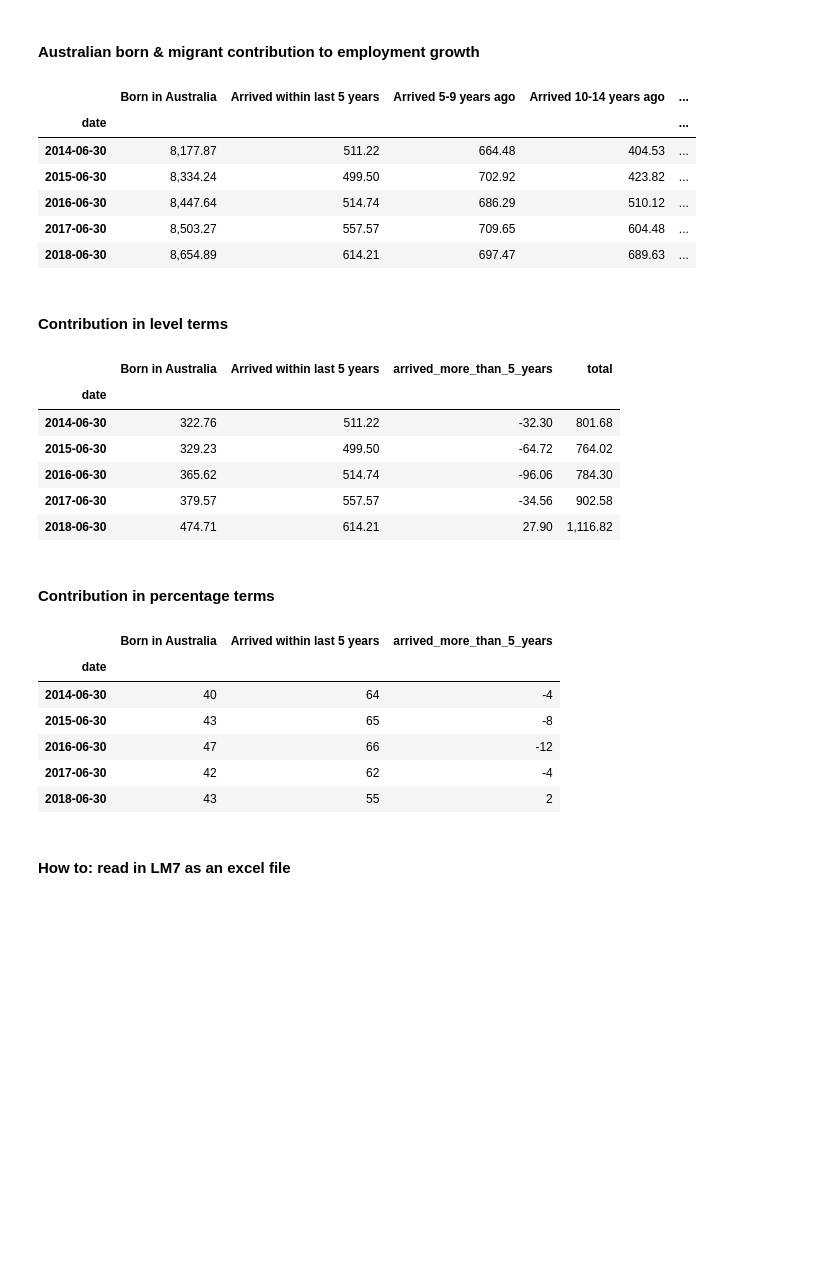
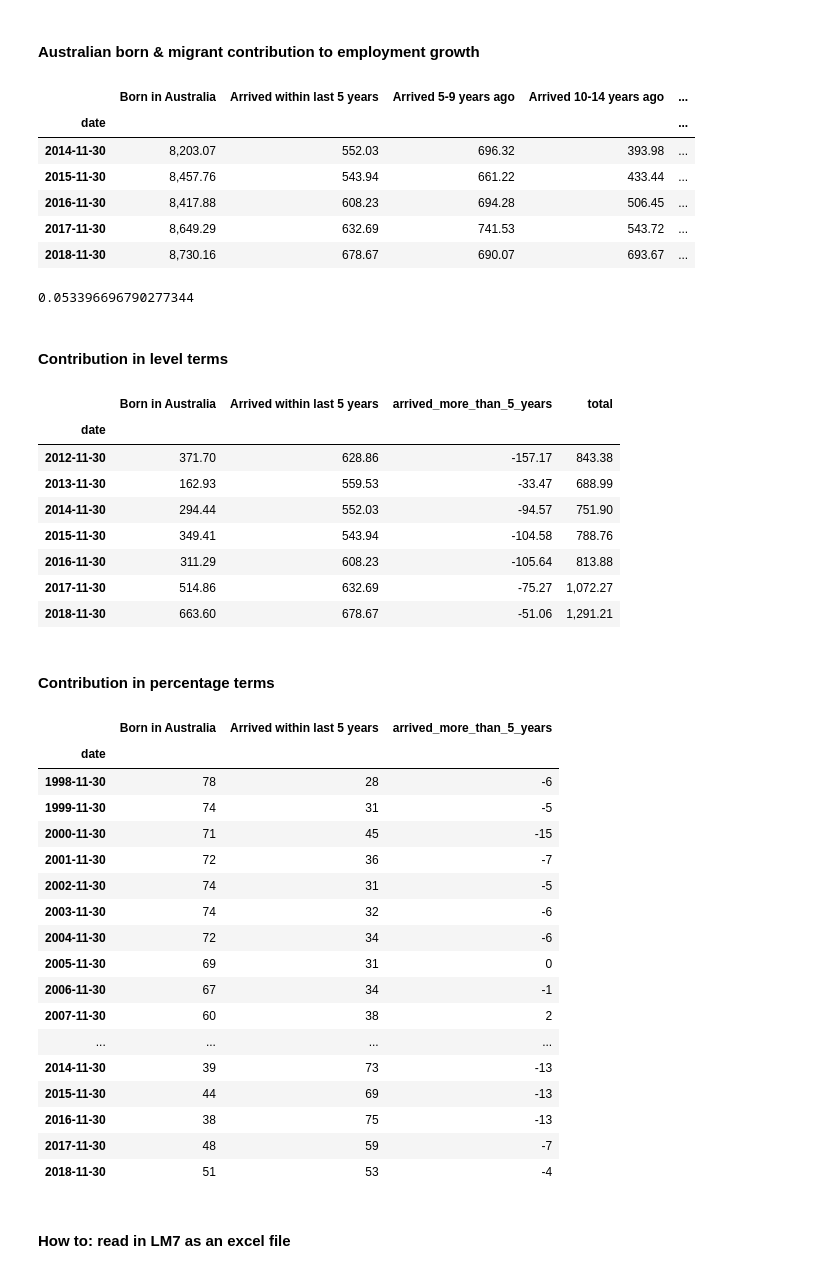
Before and after one commit to ChristopherShort/migrant-LF-contribution, a Jupyter notebook: Migrant_contribution_to_employment.ipynb, the cells around one changed output. Saved outputs shown, nothing was run; the diff lists cells and outputs as text; code cells hidden in the pictures; blank space fills up the shorter version.

```diff
--- a/Migrant_contribution_to_employment.ipynb
+++ b/Migrant_contribution_to_employment.ipynb
@@ -75,10 +75,10 @@ from pathlib import Path
 # Set the file path to the folder containing the data
 
 # Assume the LM7 dataset is in the same folder as this notebook
-data_folder = Path('.')
+# data_folder = Path('.')
 
 # The path for my file structure for data sets and should be ignored
-# data_folder = Path(f'{Path.home()}/Documents/Analysis/Australian economy/Data/ABS')
+data_folder = Path(f'{Path.home()}/Documents/Analysis/Australian economy/Data/ABS')
 # %%
 # The data contained in sheet 'Data 1' in the LM7 datacube has been extracted, the additional items defined above calculated (such as employment_total, etc)
 # and stored as a parquet file
@@ -154,7 +187,7 @@ def make_employed_by_duration(df, month=6):
 
 
     employed = (df.loc[idx]
-                  .groupby([df.loc[idx].index, 'elapsed_years_since_arrival'])['employed_total']
+                  .groupby(['date', 'elapsed_years_since_arrival'])['employed_total']
                   .sum()
                   .unstack('elapsed_years_since_arrival')
                   .drop(columns=['Not stated / Inadequately described / Born at sea'])
@@ -170,18 +203,22 @@ def make_employed_by_duration(df, month=6):
         idx = employed.index.month == month
         return employed[idx]
 # %%
-month = 6 # use 6 for  analysis on an Australian financial year basis; use 12 for calendar, or any month as suits your analysis
+month = 11 #8 # use 6 for  analysis on an Australian financial year basis; use 12 for calendar, or any month as suits your analysis
 
 employed = make_employed_by_duration(df, month=month)
 employed.tail()
 # %% [output]
 |  | Born in Australia | Arrived within last 5 years | Arrived 5-9 years ago | Arrived 10-14 years ago | ... |
 | date |  |  |  |  | ... |
-| 2014-06-30 | 8,177.87 | 511.22 | 664.48 | 404.53 | ... |
-| 2015-06-30 | 8,334.24 | 499.50 | 702.92 | 423.82 | ... |
-| 2016-06-30 | 8,447.64 | 514.74 | 686.29 | 510.12 | ... |
-| 2017-06-30 | 8,503.27 | 557.57 | 709.65 | 604.48 | ... |
-| 2018-06-30 | 8,654.89 | 614.21 | 697.47 | 689.63 | ... |
+| 2014-11-30 | 8,203.07 | 552.03 | 696.32 | 393.98 | ... |
+| 2015-11-30 | 8,457.76 | 543.94 | 661.22 | 433.44 | ... |
+| 2016-11-30 | 8,417.88 | 608.23 | 694.28 | 506.45 | ... |
+| 2017-11-30 | 8,649.29 | 632.69 | 741.53 | 543.72 | ... |
+| 2018-11-30 | 8,730.16 | 678.67 | 690.07 | 693.67 | ... |
+# %%
+685.40 / 12836
+# %% [output]
+0.053396696790277344
 # %% [markdown]
 #### Contribution in level terms
 # %%
@@ -218,38 +255,51 @@ delta = (pd
         )
 
 
-delta.tail()
+delta.tail(7)
 # %% [output]
 |  | Born in Australia | Arrived within last 5 years | arrived_more_than_5_years | total |
 | date |  |  |  |  |
-| 2014-06-30 | 322.76 | 511.22 | -32.30 | 801.68 |
-| 2015-06-30 | 329.23 | 499.50 | -64.72 | 764.02 |
-| 2016-06-30 | 365.62 | 514.74 | -96.06 | 784.30 |
-| 2017-06-30 | 379.57 | 557.57 | -34.56 | 902.58 |
-| 2018-06-30 | 474.71 | 614.21 | 27.90 | 1,116.82 |
+| 2012-11-30 | 371.70 | 628.86 | -157.17 | 843.38 |
+| 2013-11-30 | 162.93 | 559.53 | -33.47 | 688.99 |
+| 2014-11-30 | 294.44 | 552.03 | -94.57 | 751.90 |
+| 2015-11-30 | 349.41 | 543.94 | -104.58 | 788.76 |
+| 2016-11-30 | 311.29 | 608.23 | -105.64 | 813.88 |
+| 2017-11-30 | 514.86 | 632.69 | -75.27 | 1,072.27 |
+| 2018-11-30 | 663.60 | 678.67 | -51.06 | 1,291.21 |
 # %% [markdown]
 #### Contribution in percentage terms
 # %%
 idx = ['Born in Australia', 'Arrived within last 5 years', 'arrived_more_than_5_years']
 
 delta_share = (delta[idx]
                    .divide(delta.total, axis='rows') * 100
               )
 
 (delta_share
      .dropna(axis='index', how='any')
      .round(0)
      .astype(int)
-     .tail()
+     .tail(21)
 )
 # %% [output]
 |  | Born in Australia | Arrived within last 5 years | arrived_more_than_5_years |
 | date |  |  |  |
-| 2014-06-30 | 40 | 64 | -4 |
-| 2015-06-30 | 43 | 65 | -8 |
-| 2016-06-30 | 47 | 66 | -12 |
-| 2017-06-30 | 42 | 62 | -4 |
-| 2018-06-30 | 43 | 55 | 2 |
+| 1998-11-30 | 78 | 28 | -6 |
+| 1999-11-30 | 74 | 31 | -5 |
+| 2000-11-30 | 71 | 45 | -15 |
+| 2001-11-30 | 72 | 36 | -7 |
+| 2002-11-30 | 74 | 31 | -5 |
+| 2003-11-30 | 74 | 32 | -6 |
+| 2004-11-30 | 72 | 34 | -6 |
+| 2005-11-30 | 69 | 31 | 0 |
+| 2006-11-30 | 67 | 34 | -1 |
+| 2007-11-30 | 60 | 38 | 2 |
+| ... | ... | ... | ... |
+| 2014-11-30 | 39 | 73 | -13 |
+| 2015-11-30 | 44 | 69 | -13 |
+| 2016-11-30 | 38 | 75 | -13 |
+| 2017-11-30 | 48 | 59 | -7 |
+| 2018-11-30 | 51 | 53 | -4 |
 # %% [markdown]
 #### How to: read in LM7 as an excel file
 # %%
```
Also changed, not shown: parts of 6 cells of this notebook.
